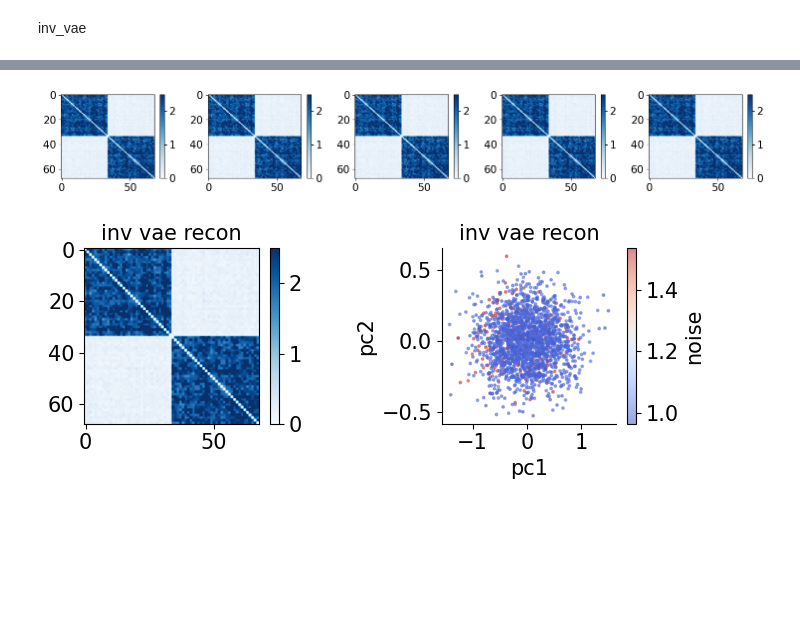
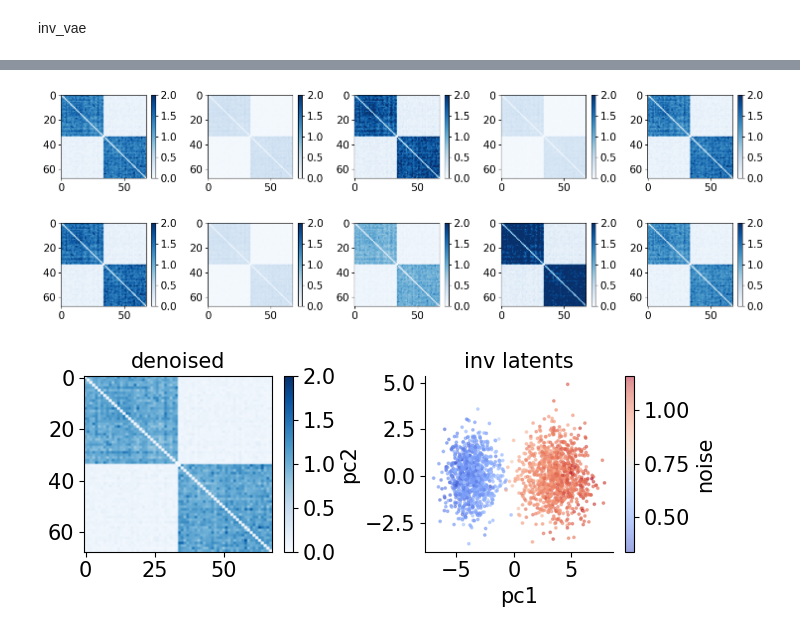
Before and after one commit to yzhang511/inv-vae, a Jupyter notebook: simulation.ipynb, the cells around one changed output, grey strips where cells are left out. Cells and saved outputs as stored; diff of their text form; code cells hidden in the pictures; blank space fills up the shorter version.

```diff
--- a/simulation.ipynb
+++ b/simulation.ipynb
@@ -226,13 +223,13 @@ inv_vae
 # model config
 
 config = Namespace(n_nodes=68, latent_dim=68, hidden_dim=1024, nuisance_dim=1,
-    n_enc_layers=1, n_dec_layers=5, n_neighbors=32, drop_out=0.1,
-    alpha = 0.002, beta = 0.01, gamma = 1,
-    batch_size=32, n_epochs=50, lr=1e-4, device=DEVICE)
+    n_enc_layers=1, n_dec_layers=5, n_neighbors=32, drop_out=0.,
+    alpha = 1., beta = 1., gamma = 10., add_reg = False, y_dim = 0,
+    batch_size=32, n_epochs=100, lr=1e-4, device=DEVICE)
 # %%
-model = INV_VAE(config).to(config.device)
-model.set_mask(masks)
-optimizer = optim.Adam(model.parameters(), lr=config.lr)
+inv_model = INV_VAE(config).to(config.device)
+inv_model.set_mask(knn_masks)
+optimizer = optim.Adam(inv_model.parameters(), lr=config.lr)
 # %%
 train_losses = []
 val_losses = []
@@ -295,38 +289,51 @@ plt.show()
 # model.load_state_dict(torch.load('./pretrained/sim_inv_vae_pretrained.mod'))
 # %%
-z_mean, z_logvar = model.encode(tensor_nets.to(config.device))
-z_sample = model.reparameterize(z_mean, z_logvar)
-x_recon = model.decode(z_sample,
+z_mean, z_logvar = inv_model.encode(tensor_nets.to(config.device))
+z_sample = inv_model.reparameterize(z_mean, z_logvar)
+inv_latents = z_sample.detach().cpu().numpy()
+x_recon = inv_model.decode(z_sample,
                       tensor_noises.to(config.device)
                       ).detach().cpu().numpy().reshape(-1, config.n_nodes, config.n_nodes)
+x_denoised = inv_model.decode(z_sample,
+                      torch.ones_like(tensor_noises).to(config.device)
+                      ).detach().cpu().numpy().reshape(-1, config.n_nodes, config.n_nodes)
 # %%
 fig, axes = plt.subplots(1, 5, figsize=(15, 2.5))
 for i, x in enumerate(x_recon[np.random.choice(ids, 5, replace=False)]):
-    p = axes[i].imshow(x, aspect='auto', cmap='Blues', vmin=0, vmax=2.5)
+    p = axes[i].imshow(x, aspect='auto', cmap='Blues', vmin=0, vmax=2)
     cbar = plt.colorbar(p, ax=axes[i])
 plt.tight_layout()
 plt.show()
 # %% [output]
-[figure, old version]
+[figure, new version]
+# %%
+fig, axes = plt.subplots(1, 5, figsize=(15, 2.5))
+for i, x in enumerate(x_denoised[np.random.choice(ids, 5, replace=False)]):
+    p = axes[i].imshow(x, aspect='auto', cmap='Blues', vmin=0, vmax=2)
+    cbar = plt.colorbar(p, ax=axes[i])
+plt.tight_layout()
+plt.show()
+# %% [output]
+[figure, added]
 # %%
 pca = PCA(2)
-inv_vae_Xt = pca.fit_transform(x_recon.reshape(-1, n_nodes*n_nodes))
+inv_vae_Xt = pca.fit_transform(inv_latents)
 inv_vae_df = pd.DataFrame({"pc1": inv_vae_Xt[:,0], "pc2": inv_vae_Xt[:,1], "noise": noises})
 # %%
 fig, axes = plt.subplots(1, 2, figsize=(7, 3))
 
-p1 = axes[0].imshow(x_recon.mean(0), aspect='auto', cmap='Blues', vmin=0, vmax=2.5)
-axes[0].set_title('inv vae recon')
+p1 = axes[0].imshow(x_denoised.mean(0), aspect='auto', cmap='Blues', vmin=0, vmax=2)
+axes[0].set_title('denoised')
 cbar = plt.colorbar(p1, ax=axes[0])
 
 p3 = axes[1].scatter(x="pc1", y="pc2", c="noise", cmap='coolwarm', data=inv_vae_df, s=3, alpha=0.5)
 axes[1].set_xlabel('pc1')
 axes[1].set_ylabel('pc2')
-axes[1].set_title('inv vae recon')
+axes[1].set_title('inv latents')
 axes[1].spines['top'].set_visible(False)
 axes[1].spines['right'].set_visible(False)
 cbar = plt.colorbar(p3, ax=axes[1], label="noise")
 
 plt.tight_layout()
 # %% [output]
-[figure, old version]
+[figure, new version]
```
Also changed, not shown: parts of 14 cells of this notebook, 10 other files.
